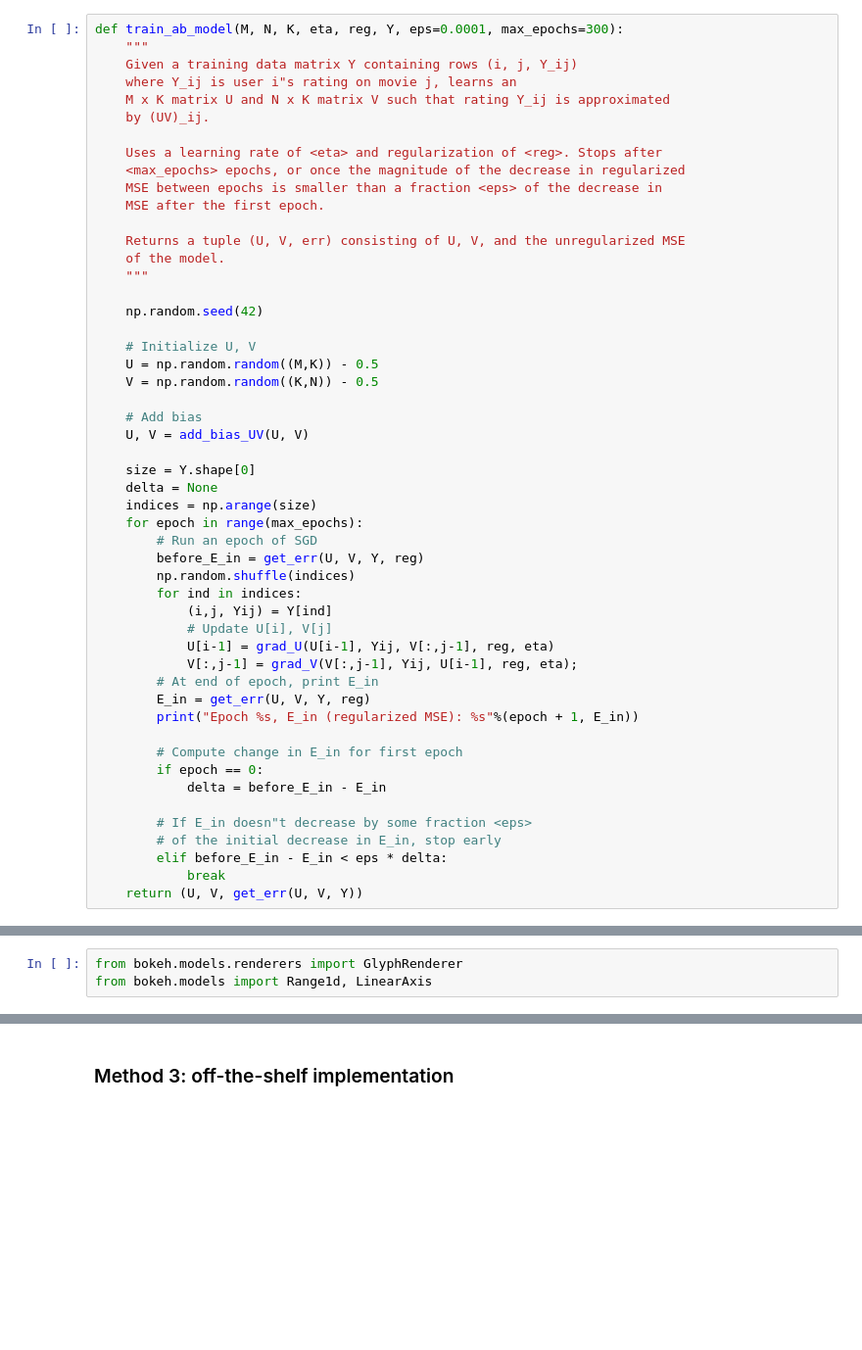
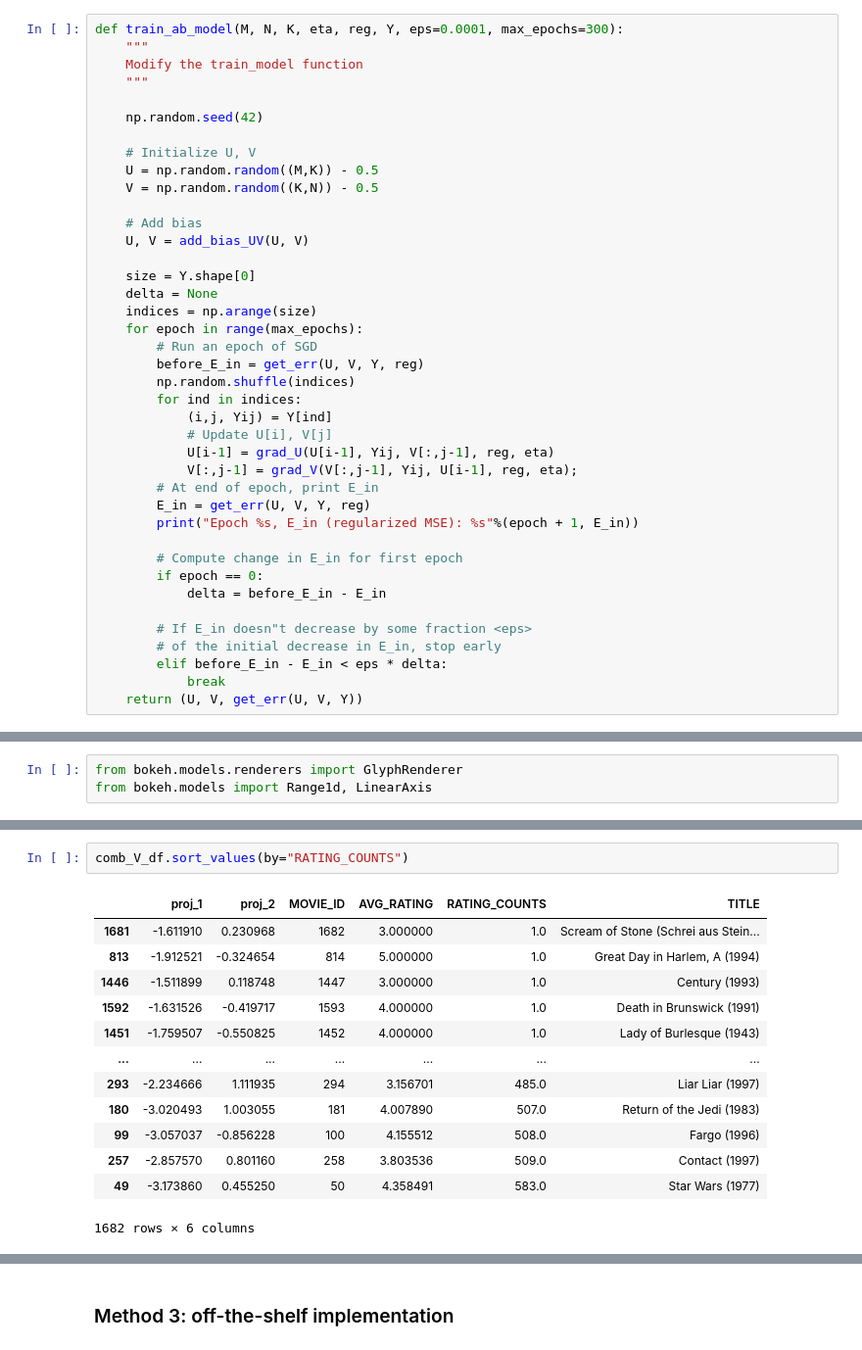
Before and after one commit to francescazfl/pandas, a Jupyter notebook: project2/sorina_project2_fzl.ipynb, the cells around one changed output, grey strips where cells are left out. Shown at 98% size. Drawn from its saved outputs; the diff is of its cells as text; blank space fills up the shorter version.

```diff
--- a/project2/sorina_project2_fzl.ipynb
+++ b/project2/sorina_project2_fzl.ipynb
@@ -330,18 +342,7 @@ def add_bias_UV(U, V):
 # %%
 def train_ab_model(M, N, K, eta, reg, Y, eps=0.0001, max_epochs=300):
     """
-    Given a training data matrix Y containing rows (i, j, Y_ij)
-    where Y_ij is user i"s rating on movie j, learns an
-    M x K matrix U and N x K matrix V such that rating Y_ij is approximated
-    by (UV)_ij.
-
-    Uses a learning rate of <eta> and regularization of <reg>. Stops after
-    <max_epochs> epochs, or once the magnitude of the decrease in regularized
-    MSE between epochs is smaller than a fraction <eps> of the decrease in
-    MSE after the first epoch.
-
-    Returns a tuple (U, V, err) consisting of U, V, and the unregularized MSE
-    of the model.
+    Modify the train_model function
     """
 
     np.random.seed(42)
@@ -663,0 +657,16 @@ bokeh.io.show(rate_ecdf)
+# %%
+comb_V_df.sort_values(by="RATING_COUNTS")
+# %% [output]
+|  | proj_1 | proj_2 | MOVIE_ID | AVG_RATING | RATING_COUNTS | TITLE |
+| 1681 | -1.611910 | 0.230968 | 1682 | 3.000000 | 1.0 | Scream of Stone (Schrei aus Stein... |
+| 813 | -1.912521 | -0.324654 | 814 | 5.000000 | 1.0 | Great Day in Harlem, A (1994) |
+| 1446 | -1.511899 | 0.118748 | 1447 | 3.000000 | 1.0 | Century (1993) |
+| 1592 | -1.631526 | -0.419717 | 1593 | 4.000000 | 1.0 | Death in Brunswick (1991) |
+| 1451 | -1.759507 | -0.550825 | 1452 | 4.000000 | 1.0 | Lady of Burlesque (1943) |
+| ... | ... | ... | ... | ... | ... | ... |
+| 293 | -2.234666 | 1.111935 | 294 | 3.156701 | 485.0 | Liar Liar (1997) |
+| 180 | -3.020493 | 1.003055 | 181 | 4.007890 | 507.0 | Return of the Jedi (1983) |
+| 99 | -3.057037 | -0.856228 | 100 | 4.155512 | 508.0 | Fargo (1996) |
+| 257 | -2.857570 | 0.801160 | 258 | 3.803536 | 509.0 | Contact (1997) |
+| 49 | -3.173860 | 0.455250 | 50 | 4.358491 | 583.0 | Star Wars (1977) |
+1682 rows × 6 columns
```
Also changed, not shown: parts of 28 cells of this notebook.
